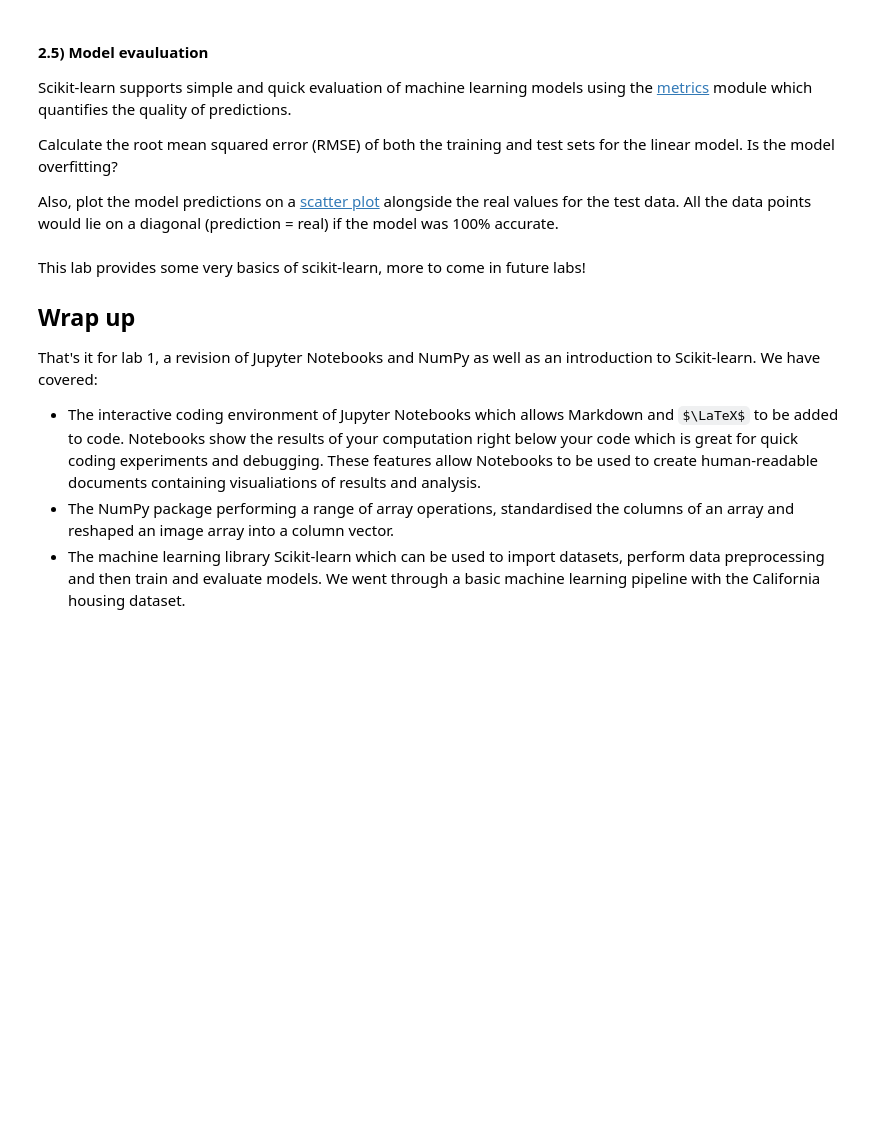
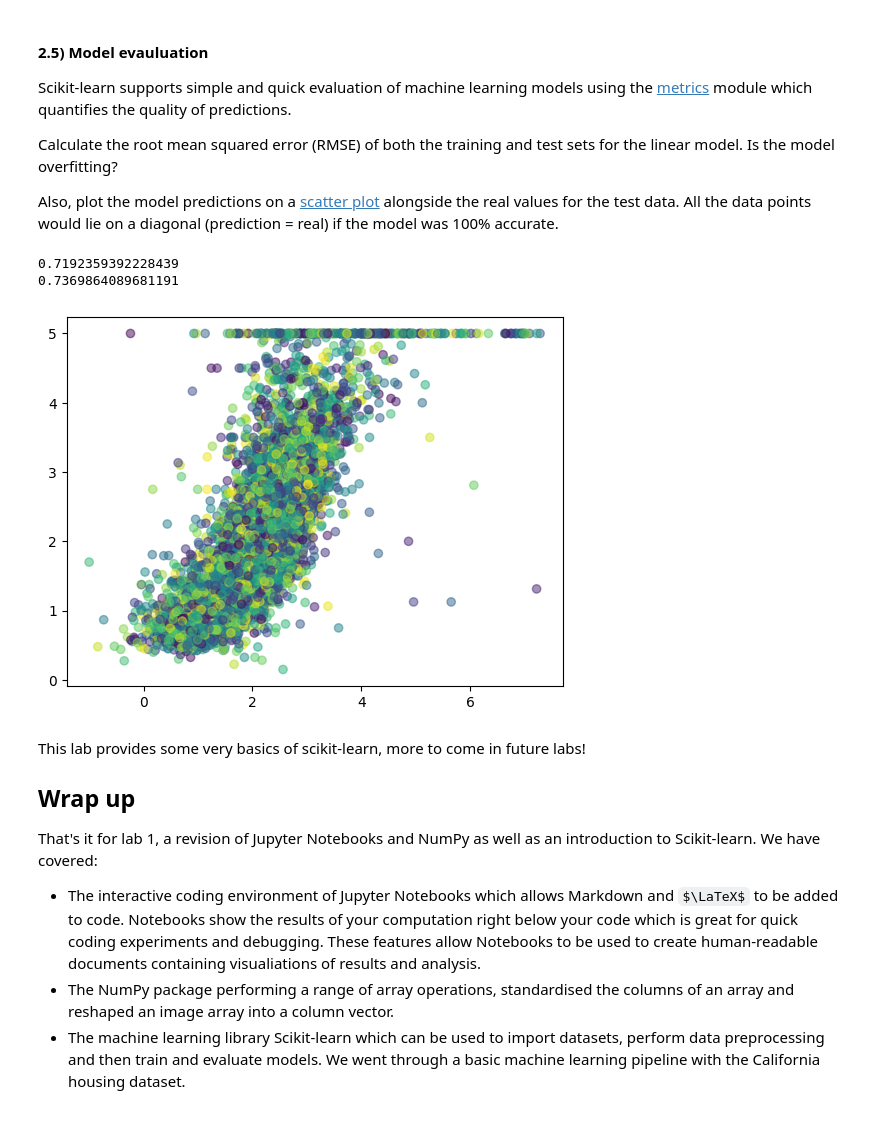
Before and after one commit to NunoAlberto/ML-Labs, a Jupyter notebook: lab1/lab1-intro_to_numpy_scikitlearn.ipynb, the cells around one changed output. Drawn from its saved outputs; the diff is of its cells as text; code cells hidden in the pictures; some formulas as TeX source; blank space fills up the shorter version.

```diff
--- a/lab1/lab1-intro_to_numpy_scikitlearn.ipynb
+++ b/lab1/lab1-intro_to_numpy_scikitlearn.ipynb
@@ -459,0 +525,17 @@ Should the `random_state` parameter be specified for the `train_test_split` func
+# %%
+# write your code here
+
+# X, y = fetch_california_housing(return_X_y=True)
+X_train, X_test, y_train, y_test = train_test_split(scaler, rawData.target, test_size=0.3, random_state=0)
+
+print(X_train.shape)
+print(X_train)
+
+print(y_train.shape)
+print(y_train)
+
+print(X_test.shape)
+print(X_test)
+
+print(y_test.shape)
+print(y_test)
@@ -466,3 +566,7 @@ Fit a simple [linear regression](https://scikit-learn.org/stable/modules/generat
 Print the linear model coefficients.
 # %%
 # write your code here
+
+reg = LinearRegression().fit(X_train, y_train)
+
+print(reg.coef_)
@@ -478,3 +583,16 @@ Also, plot the model predictions on a [scatter plot](https://matplotlib.org/3.2.
+# %%
+# write your code here
+
+print(mean_squared_error(y_train, reg.predict(X_train), squared=False))
+
+print(mean_squared_error(y_test, reg.predict(X_test), squared=False))
+
+plt.scatter(reg.predict(X_test), y_test, c=np.random.rand(6192), alpha=0.5)
+plt.show()
+# %% [output]
+0.7192359392228439
+0.7369864089681191
+[figure, added]
 # %% [markdown]
 This lab provides some very basics of scikit-learn, more to come in future labs!
 
```
Also changed, not shown: parts of 10 cells of this notebook, 1 other file.
